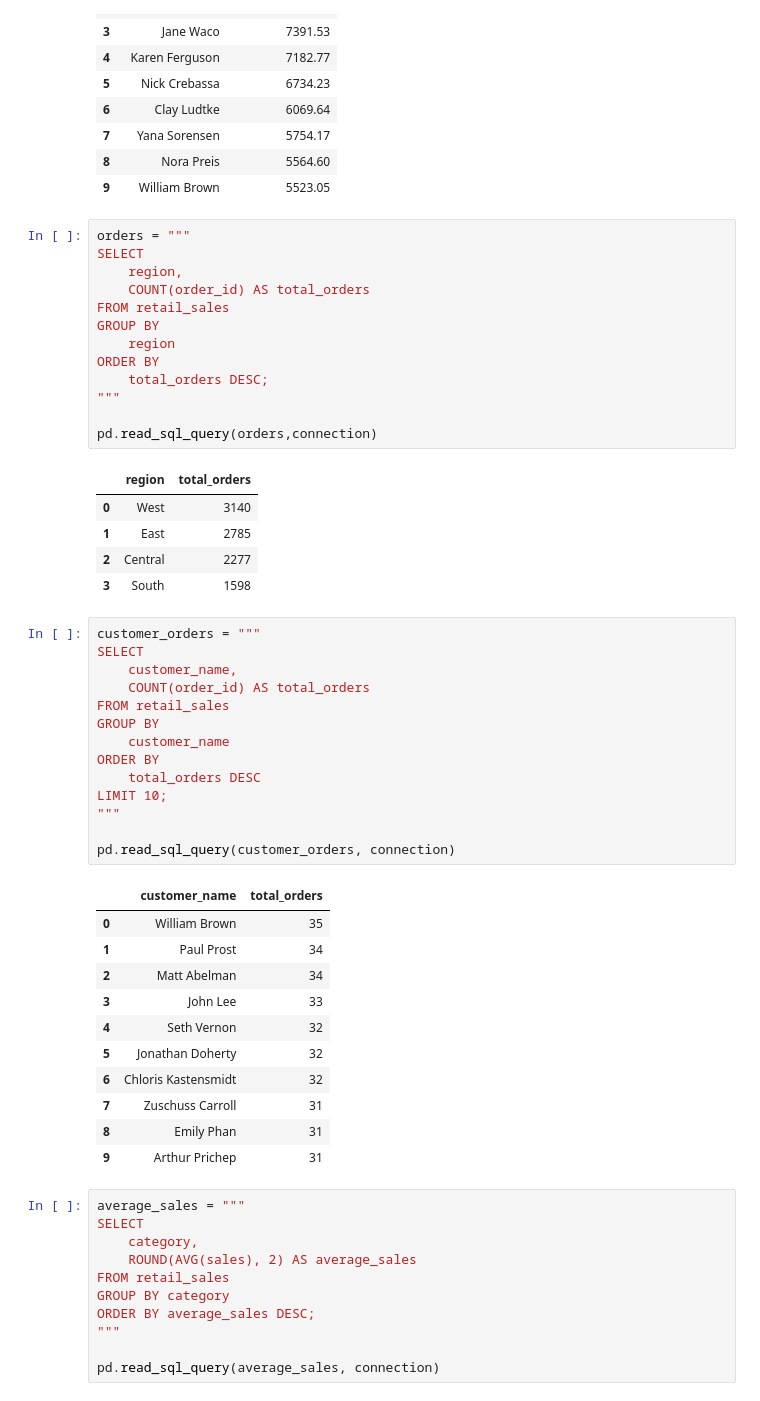
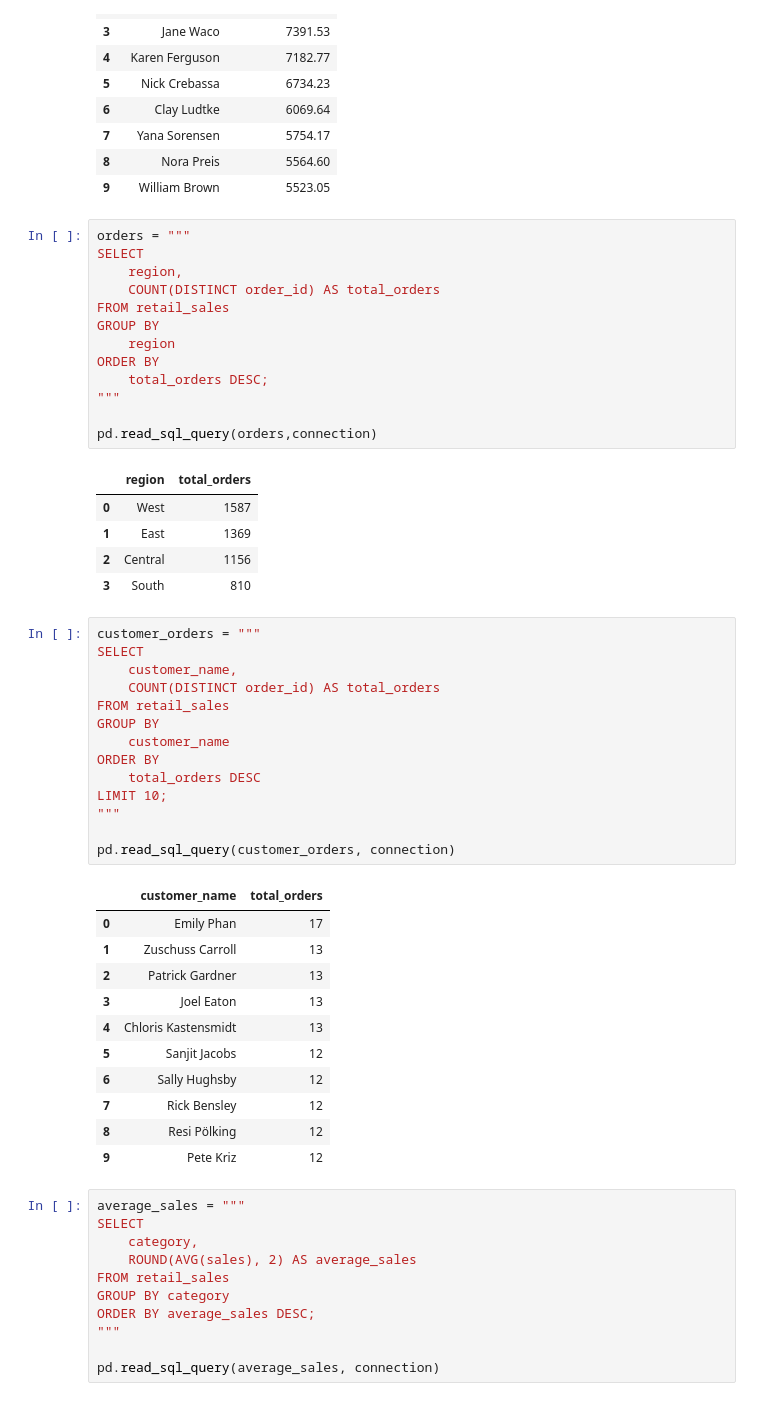
Before and after one commit to abdispython/retail-sales-analytics, a Jupyter notebook: notebooks/03_sql_setup.ipynb, the cells around one changed output. Drawn from its saved outputs; the diff is of its cells as text.

Commit message:
Fix distinct order counting in SQL analysis

```diff
--- a/notebooks/03_sql_setup.ipynb
+++ b/notebooks/03_sql_setup.ipynb
@@ -329,7 +329,7 @@ pd.read_sql_query(west_customers, connection)
 orders = """
 SELECT
     region,
-    COUNT(order_id) AS total_orders
+    COUNT(DISTINCT order_id) AS total_orders
 FROM retail_sales
 GROUP BY
     region
@@ -340,36 +340,36 @@ ORDER BY
 pd.read_sql_query(orders,connection)
 # %% [output]
 |  | region | total_orders |
-| 0 | West | 3140 |
-| 1 | East | 2785 |
-| 2 | Central | 2277 |
-| 3 | South | 1598 |
+| 0 | West | 1587 |
+| 1 | East | 1369 |
+| 2 | Central | 1156 |
+| 3 | South | 810 |
 # %%
 customer_orders = """
 SELECT
     customer_name,
-    COUNT(order_id) AS total_orders
+    COUNT(DISTINCT order_id) AS total_orders
 FROM retail_sales
 GROUP BY
     customer_name
 ORDER BY
     total_orders DESC
 LIMIT 10;
 """
 
 pd.read_sql_query(customer_orders, connection)
 # %% [output]
 |  | customer_name | total_orders |
-| 0 | William Brown | 35 |
-| 1 | Paul Prost | 34 |
-| 2 | Matt Abelman | 34 |
-| 3 | John Lee | 33 |
-| 4 | Seth Vernon | 32 |
-| 5 | Jonathan Doherty | 32 |
-| 6 | Chloris Kastensmidt | 32 |
-| 7 | Zuschuss Carroll | 31 |
-| 8 | Emily Phan | 31 |
-| 9 | Arthur Prichep | 31 |
+| 0 | Emily Phan | 17 |
+| 1 | Zuschuss Carroll | 13 |
+| 2 | Patrick Gardner | 13 |
+| 3 | Joel Eaton | 13 |
+| 4 | Chloris Kastensmidt | 13 |
+| 5 | Sanjit Jacobs | 12 |
+| 6 | Sally Hughsby | 12 |
+| 7 | Rick Bensley | 12 |
+| 8 | Resi Pölking | 12 |
+| 9 | Pete Kriz | 12 |
 # %%
 average_sales = """
 SELECT
```
Also changed, not shown: parts of 2 cells of this notebook.
